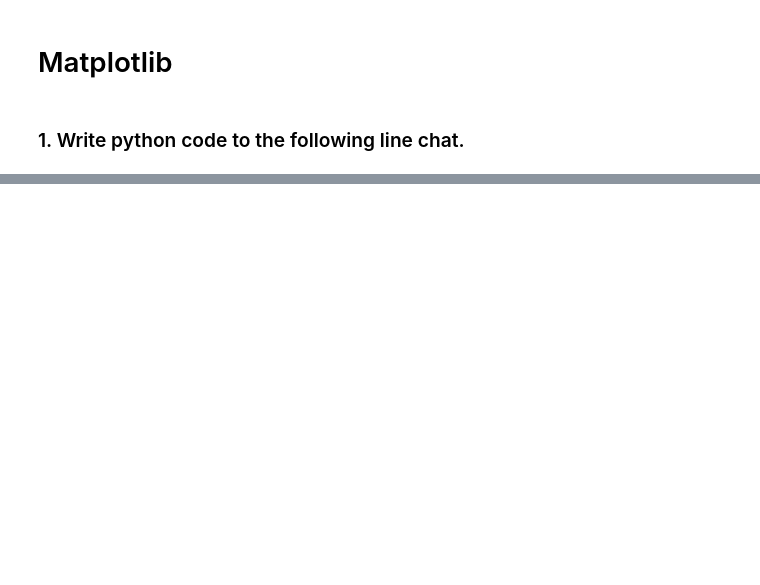
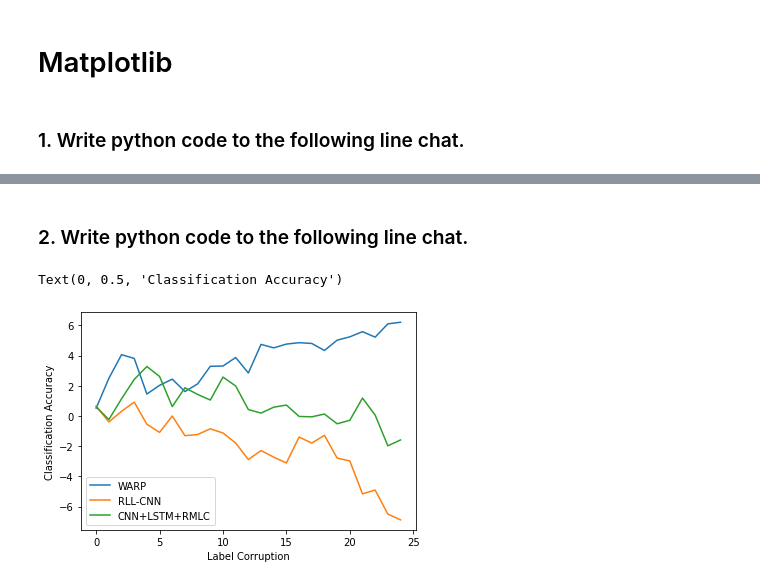
Before and after one commit to Hrithik2212/Python-Advanced-, a Jupyter notebook: DA lab/Ass9.ipynb, the cells around one changed output, grey strips where cells are left out. Cells and saved outputs as stored; diff of their text form; code cells hidden in the pictures; blank space fills up the shorter version.

```diff
--- a/DA lab/Ass9.ipynb
+++ b/DA lab/Ass9.ipynb
@@ -19,0 +32,12 @@ plt.ylim(0,25)
+# %% [markdown]
+### 2. Write python code to the following line chat.
+# %%
+plt.plot(np.random.randn(25).cumsum(),label='WARP')
+plt.plot(np.random.randn(25).cumsum(),label='RLL-CNN')
+plt.plot(np.random.randn(25).cumsum(),label='CNN+LSTM+RMLC')
+plt.legend()
+plt.xlabel("Label Corruption")
+plt.ylabel("Classification Accuracy")
+# %% [output]
+Text(0, 0.5, 'Classification Accuracy')
+[figure, added]
```
Also changed, not shown: parts of 7 cells of this notebook.
